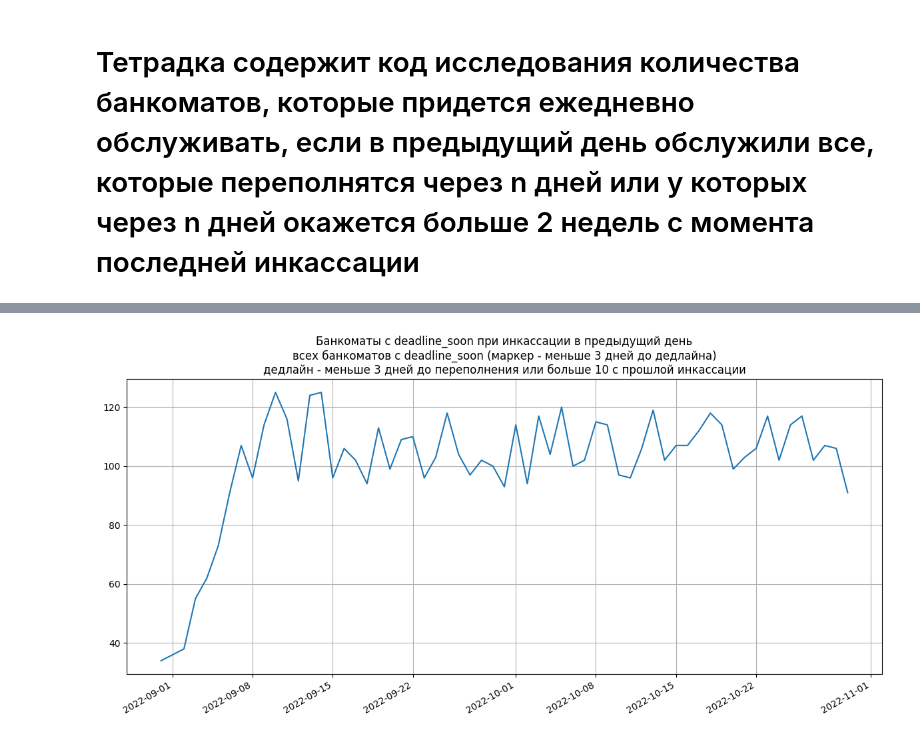
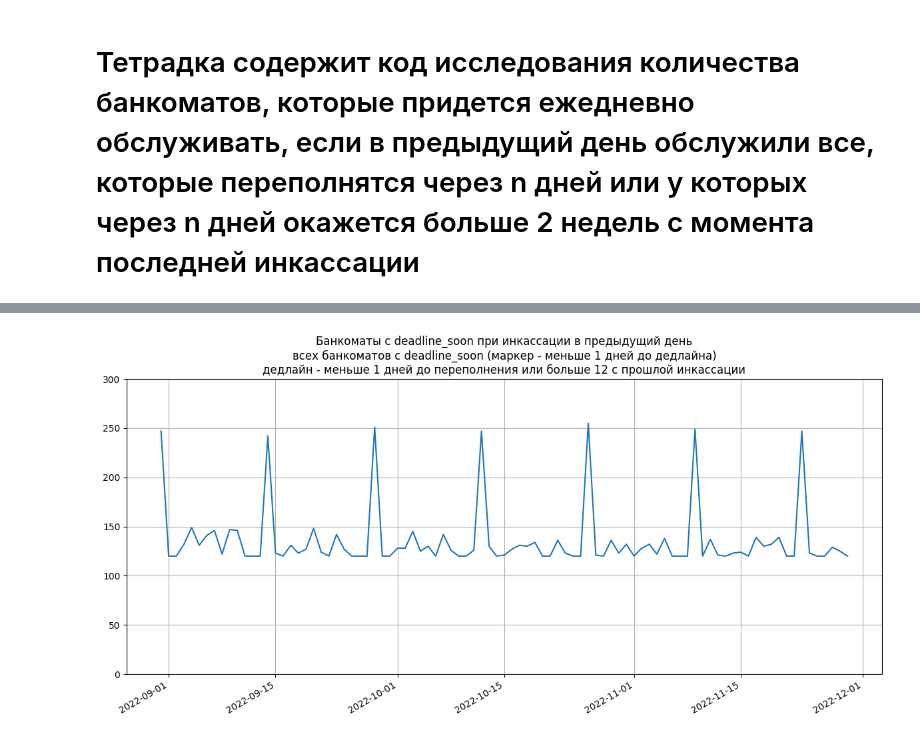
Before and after one commit to SerSmith/bank_schedule, a Jupyter notebook: notebooks/overload_researches.ipynb, the cells around one changed output, grey strips where cells are left out. Drawn from its saved outputs; the diff is of its cells as text; code cells hidden in the pictures.

```diff
--- a/notebooks/overload_researches.ipynb
+++ b/notebooks/overload_researches.ipynb
@@ -231,12 +286,0 @@ for res in results_list:
-# %%
-fig, ax = plt.subplots(figsize=(12, 6))
-plt.plot(pd.Series(data=deadline_soon_counts, index=dates))
-plt.title('Банкоматы с deadline_soon при инкассации в предыдущий день\n'
-          f'всех банкоматов с deadline_soon (маркер - меньше {thresh} дней до дедлайна)\n'
-          f'дедлайн - меньше {thresh} дней до переполнения или больше {13-thresh} с прошлой инкассации')
-fig.autofmt_xdate()
-plt.tight_layout()
-plt.grid()
-plt.show()
-# %% [output]
-[figure, removed]
@@ -248,0 +287,59 @@ bsplot.geoplot_clusters(res_for_geoplot.copy(),
+# %%
+new_residuals = residuals.copy()
+end_date = pd.to_datetime('2022-11-30')
+today = get_today_from_residuals(new_residuals)
+
+routes = []
+dates = []
+
+horizon = 14
+deadline_thresh = 1
+
+while today < end_date:
+    dates.append(today)
+    tomorrow = today + pd.Timedelta(days=1)
+
+    new_residuals = add_overflow_date(new_residuals,
+                                      forecast_model=hist_mdl,
+                                      horizon=horizon)
+
+    new_residuals = add_days_to_deadline(new_residuals)
+
+    tids_to_collect = choose_tids_to_collect(new_residuals,
+                                             days_to_deadline_thresh=deadline_thresh,
+                                             norm_scale=50,
+                                             max_tids=120)
+
+    collected_tids = get_optimal_route(tids_to_collect, geo, dists)
+    routes.append(collected_tids)
+
+    # обнуляем остатки и дату ыв инкассированных банкоматах
+    collected_cond = new_residuals['TID'].isin(collected_tids)
+    new_residuals['date'] = tomorrow
+    new_residuals.loc[collected_cond, 'money'] = 0
+    new_residuals.loc[collected_cond, 'last_collection_date'] = tomorrow
+    new_residuals.loc[collected_cond, 'overflow_date'] = pd.NaT
+
+    # считаем остаток на вечер дня инкассации, зная income за этот день
+    resid_money = new_residuals.set_index('TID')['money']
+    income_money = income.set_index('TID')
+    income_money = income_money.loc[income_money['date']==tomorrow, 'money_in']
+
+    new_residuals['money'] = (resid_money + income_money).values
+    today = tomorrow
+
+
+collected_tids_series = pd.Series(index=dates, data=[len(r) for r in routes])
+
+fig, ax = plt.subplots(figsize=(12, 6))
+plt.plot(pd.Series(data=collected_tids_series, index=dates))
+plt.title('Банкоматы с deadline_soon при инкассации в предыдущий день\n'
+          f'всех банкоматов с deadline_soon (маркер - меньше {deadline_thresh} дней до дедлайна)\n'
+          f'дедлайн - меньше {deadline_thresh} дней до переполнения или больше {13-deadline_thresh} с прошлой инкассации')
+fig.autofmt_xdate()
+plt.tight_layout()
+plt.ylim(0,300)
+plt.grid()
+plt.show()
+# %% [output]
+[figure, added]
```
Also changed, not shown: parts of 21 cells of this notebook, 2 other files.
